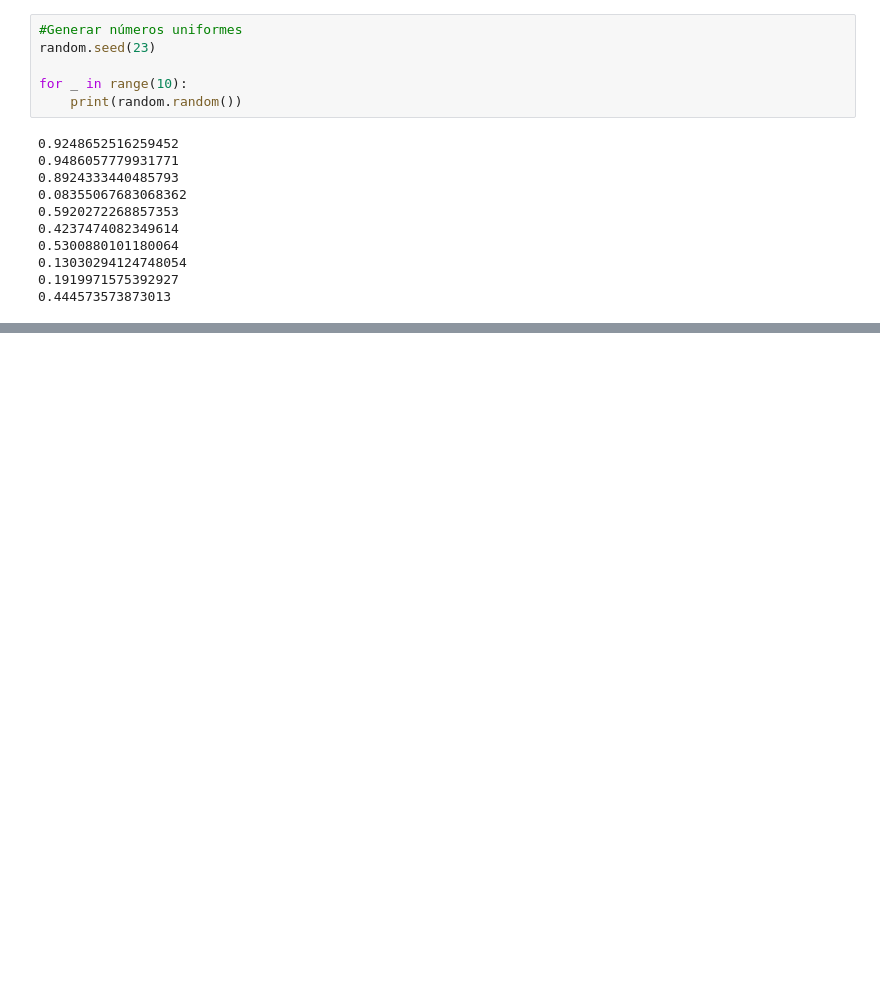
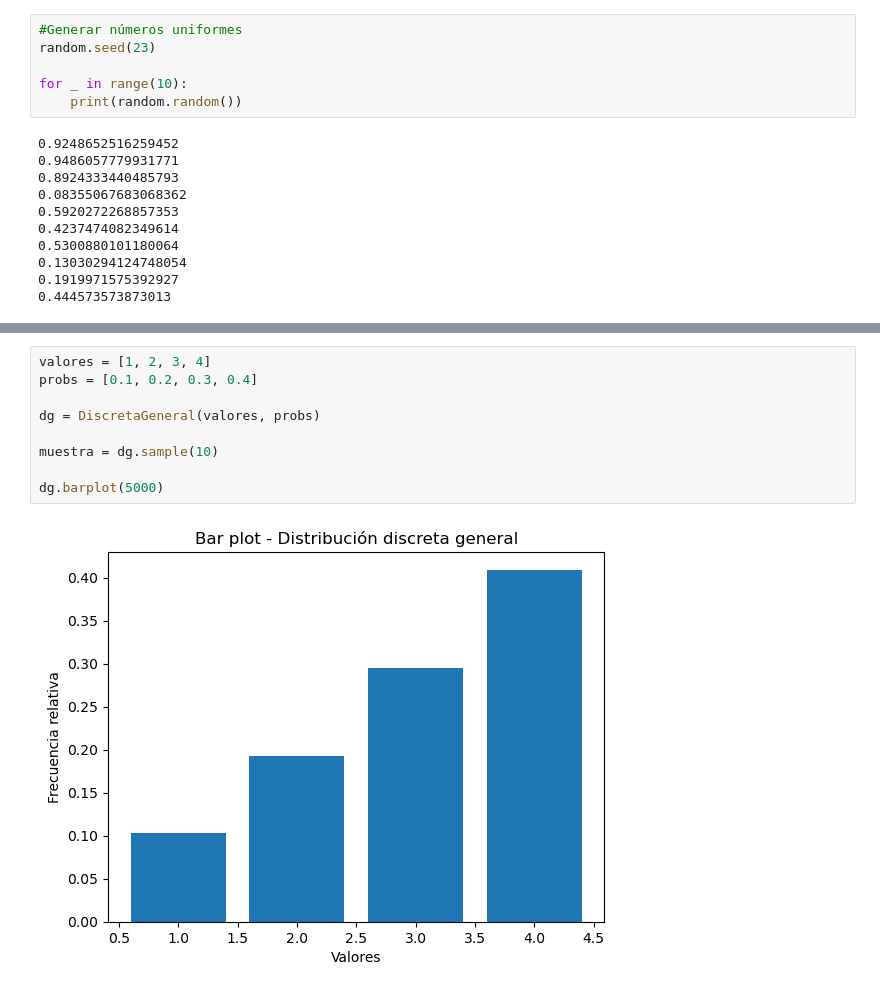
Before and after one commit to yaelrsc/Computaci-n-estad-stica-2026-2, a Jupyter notebook: Python_Repaso.ipynb, the cells around one changed output, grey strips where cells are left out. Cells and saved outputs as stored; diff of their text form; blank space fills up the shorter version.

```diff
--- a/Python_Repaso.ipynb
+++ b/Python_Repaso.ipynb
@@ -210,0 +384,11 @@ for _ in range(10):
+# %%
+valores = [1, 2, 3, 4]
+probs = [0.1, 0.2, 0.3, 0.4]
+
+dg = DiscretaGeneral(valores, probs)
+
+muestra = dg.sample(10)
+
+dg.barplot(5000)
+# %% [output]
+[figure, added]
```
Also changed, not shown: parts of 20 cells of this notebook, 1 other file.
